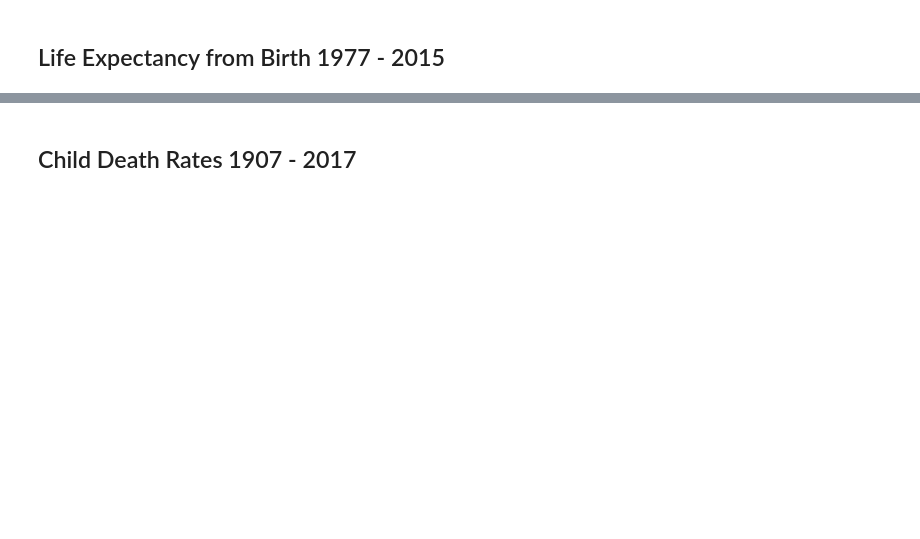
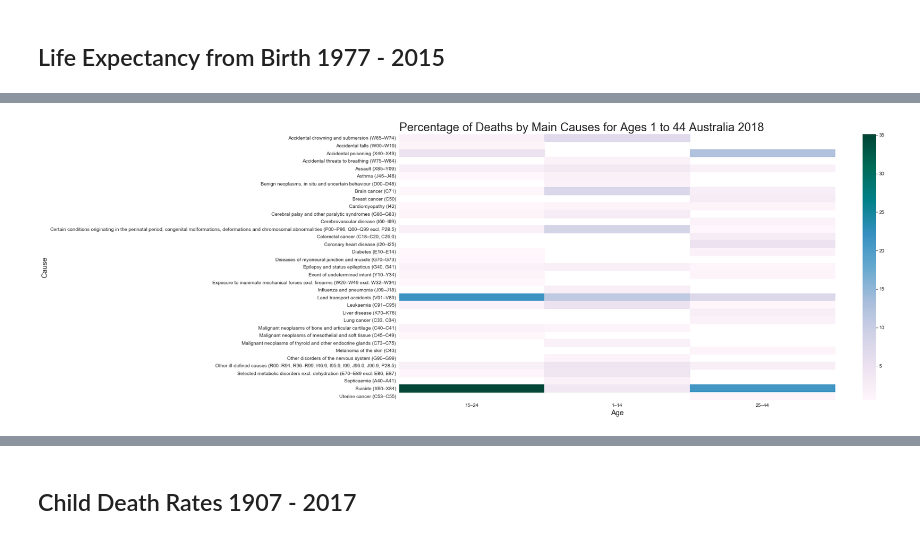
Before and after one commit to vanessavtnguyen/DataProject, a Jupyter notebook: Mortality in Australia.ipynb, the cells around one changed output, grey strips where cells are left out. Saved outputs shown, nothing was run; the diff lists cells and outputs as text; code cells hidden in the pictures; blank space fills up the shorter version.

```diff
--- a/Mortality in Australia.ipynb
+++ b/Mortality in Australia.ipynb
@@ -43,0 +226,3 @@ mortality_data3.head()
+# %%
+heatmap_causes = causes[:-119][causes.Age != 'Under 1']
+heatmap_causes
@@ -43,0 +243,10 @@ mortality_data3.head()
+# %%
+fig, ax = plt.subplots()
+data1 = pd.pivot_table(heatmap_causes, values='Per cent', index=['Cause'], columns='Age')
+sns.heatmap(data1, cmap='PuBuGn')
+plt.title("Percentage of Deaths by Main Causes for Ages 1 to 44 Australia 2018", fontsize=24, loc='left')
+plt.xlabel("Age", fontsize=15)
+plt.ylabel("Cause", fontsize=15)
+plt.show()
+# %% [output]
+[figure, added]
```
Also changed, not shown: parts of 105 cells of this notebook.
